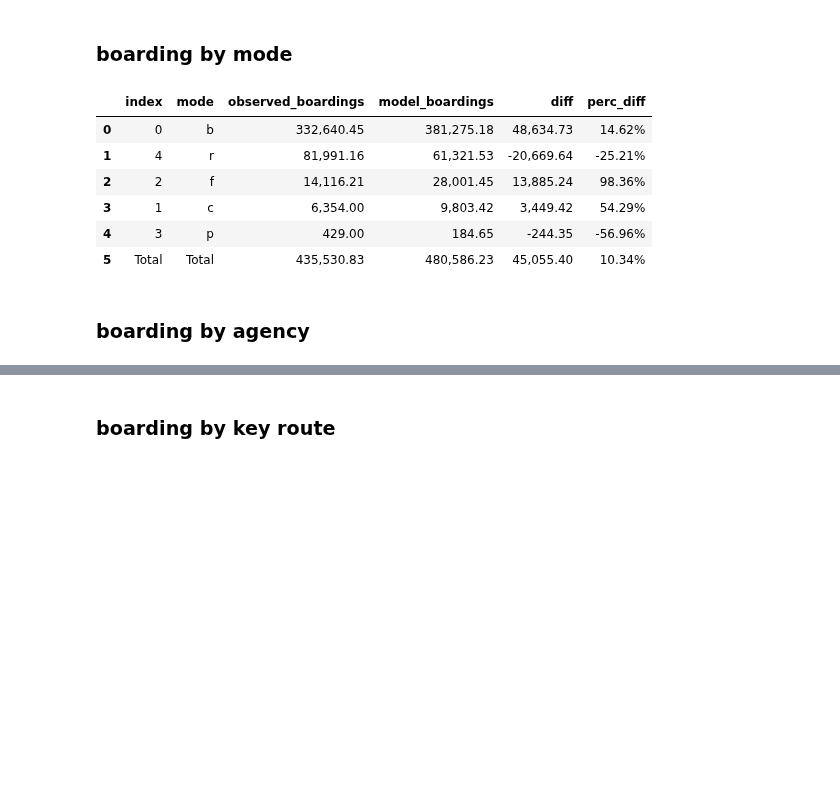
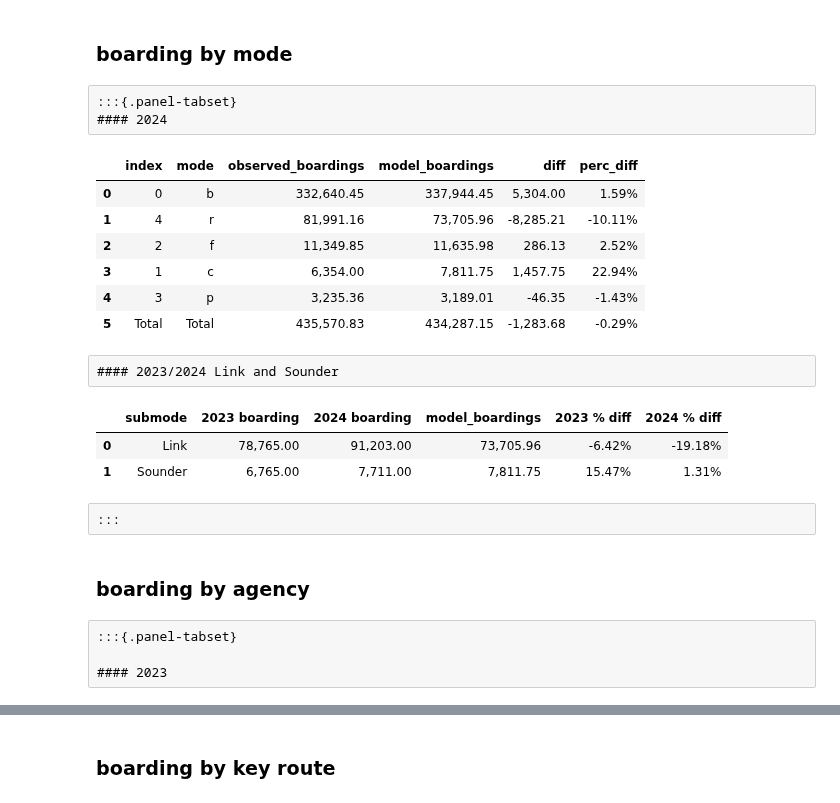
Before and after one commit to psrc/soundcast, a Jupyter notebook: scripts/summarize/validation_network/validation_scripts/transit_validation.ipynb, the cells around one changed output, grey strips where cells are left out. Saved outputs shown, nothing was run; the diff lists cells and outputs as text; code cells hidden in the pictures; blank space fills up the shorter version.

```diff
--- a/scripts/summarize/validation_network/validation_scripts/transit_validation.ipynb
+++ b/scripts/summarize/validation_network/validation_scripts/transit_validation.ipynb
@@ -44,4 +40,8 @@ plot_df = df.melt(id_vars=['mode'], value_vars=['observed_boardings', 'model_boa
+# %% [raw]
+:::{.panel-tabset}
+#### 2024
 # %%
+df = pd.read_csv(os.path.join(csv_path, 'daily_boardings_by_mode.csv')).sort_values('observed_boardings', ascending=False)
 table_df = df.copy()
 
 table_df.loc['Total','observed_boardings'] = table_df['observed_boardings'].sum(axis=0)
@@ -55,14 +55,48 @@ table_df = table_df.reset_index()
 table_df
 # %% [output]
 |  | index | mode | observed_boardings | model_boardings | diff | perc_diff |
-| 0 | 0 | b | 332,640.45 | 381,275.18 | 48,634.73 | 14.62% |
-| 1 | 4 | r | 81,991.16 | 61,321.53 | -20,669.64 | -25.21% |
-| 2 | 2 | f | 14,116.21 | 28,001.45 | 13,885.24 | 98.36% |
-| 3 | 1 | c | 6,354.00 | 9,803.42 | 3,449.42 | 54.29% |
-| 4 | 3 | p | 429.00 | 184.65 | -244.35 | -56.96% |
-| 5 | Total | Total | 435,530.83 | 480,586.23 | 45,055.40 | 10.34% |
+| 0 | 0 | b | 332,640.45 | 337,944.45 | 5,304.00 | 1.59% |
+| 1 | 4 | r | 81,991.16 | 73,705.96 | -8,285.21 | -10.11% |
+| 2 | 2 | f | 11,349.85 | 11,635.98 | 286.13 | 2.52% |
+| 3 | 1 | c | 6,354.00 | 7,811.75 | 1,457.75 | 22.94% |
+| 4 | 3 | p | 3,235.36 | 3,189.01 | -46.35 | -1.43% |
+| 5 | Total | Total | 435,570.83 | 434,287.15 | -1,283.68 | -0.29% |
+# %% [raw]
+#### 2023/2024 Link and Sounder
+# %%
+df = pd.read_csv(os.path.join(csv_path, 'daily_boardings_by_mode.csv'), usecols=['mode', 'model_boardings'])
+df_obs = pd.read_sql(text("SELECT * FROM observed_transit_agency_boardings"), con=conn.connect())
+
+df_mode = df[df['mode'].isin(["r","c"])].copy()
+df_mode['submode'] = df_mode['mode'].map({"r": "Link", "c": "Sounder"})
+df_mode = df_mode[['submode','model_boardings']]
+df_obs_mode = df_obs.copy()
+df_obs_mode['boardings'] = df_obs_mode['boardings'].astype(float)
+df_obs_mode = df_obs_mode[df_obs_mode['submode'].isin(["Link","Sounder"])].copy()
+
+df_obs_mode = df_obs_mode.groupby(['submode','year'])['boardings'].sum().unstack().reset_index()
+df_obs_mode = df_obs_mode.rename(columns={2023:'2023 boarding', 2024:'2024 boarding'})
+df_mode = df_obs_mode.merge(df_mode, on='submode')
+
+df_mode['2023 % diff'] = (df_mode['model_boardings']-df_mode['2023 boarding'])/df_mode['2023 boarding']
+df_mode['2024 % diff'] = (df_mode['model_boardings']-df_mode['2024 boarding'])/df_mode['2024 boarding']
+df_mode[['2023 % diff']] = df_mode[['2023 % diff']].applymap(format_percent)
+df_mode[['2024 % diff']] = df_mode[['2024 % diff']].applymap(format_percent)
+df_mode = df_mode.replace('inf%', '-')
+
+df_mode
+# %% [output]
+|  | submode | 2023 boarding | 2024 boarding | model_boardings | 2023 % diff | 2024 % diff |
+| 0 | Link | 78,765.00 | 91,203.00 | 73,705.96 | -6.42% | -19.18% |
+| 1 | Sounder | 6,765.00 | 7,711.00 | 7,811.75 | 15.47% | 1.31% |
+# %% [raw]
+:::
 # %% [markdown]
 ### boarding by agency
+# %% [raw]
+:::{.panel-tabset}
+
+#### 2023
 # %%
 df = pd.read_csv(os.path.join(csv_path, 'daily_boardings_by_agency.csv')).sort_values('observed_boardings', ascending=False)
 plot_df = df.melt(id_vars=['agency'], value_vars=['observed_boardings', 'model_boardings'],
```
Also changed, not shown: parts of 18 cells of this notebook, 1 other file.
